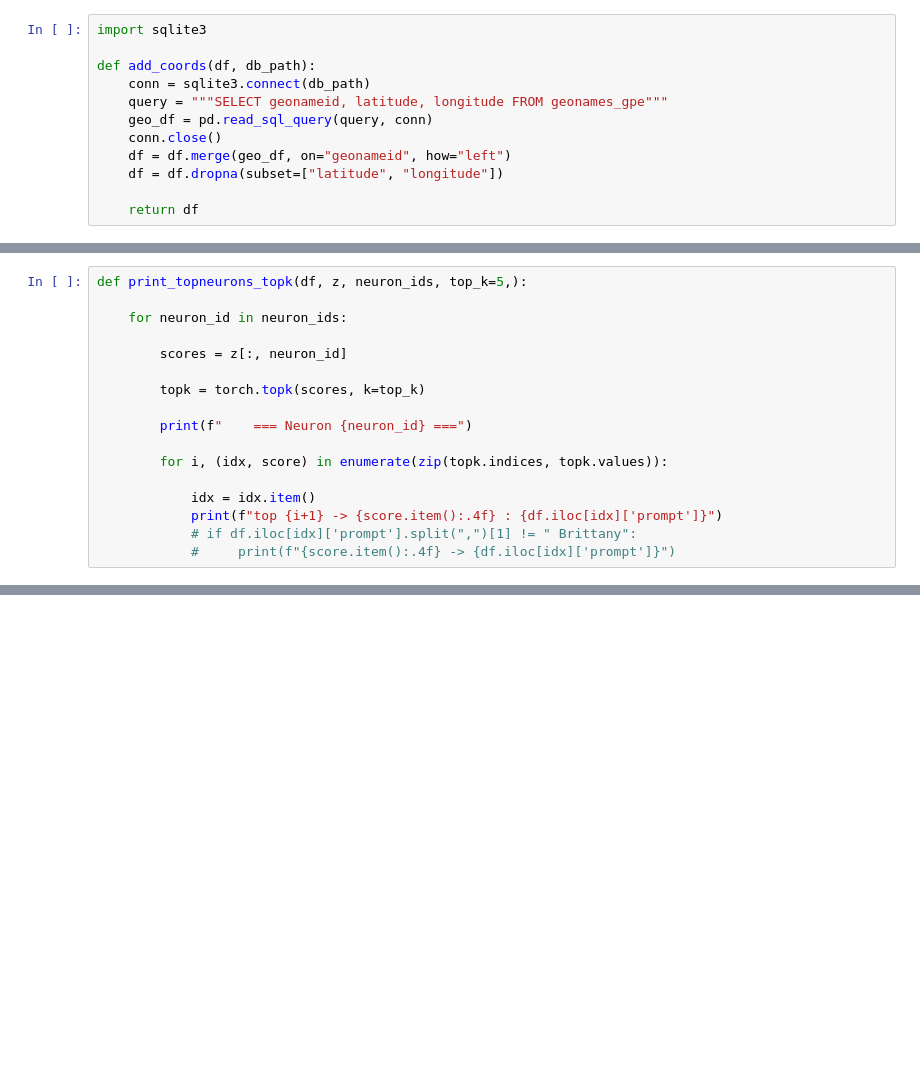
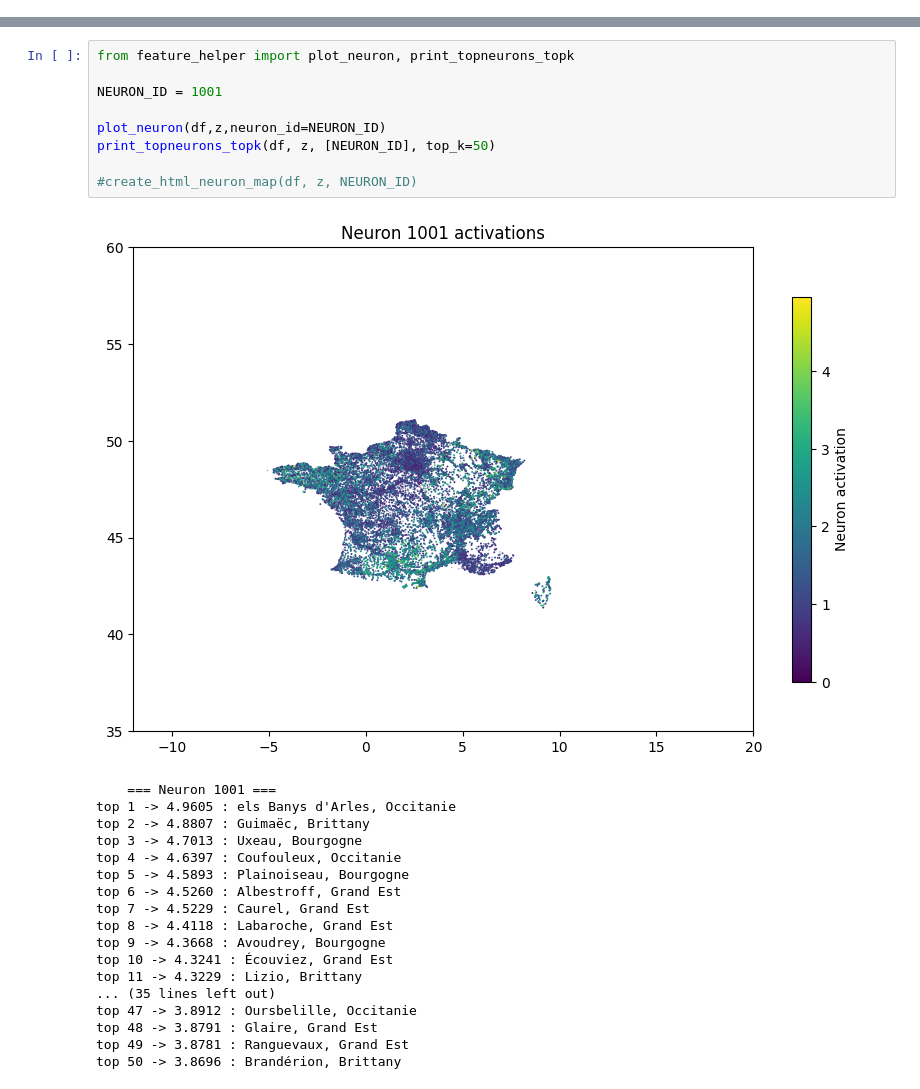
Before and after one commit to ThomasHtchn/LLM-Explainability-For-Geographical-Information, a Jupyter notebook: SAE/search_for_features.ipynb, the cells around one changed output, grey strips where cells are left out. Saved outputs shown, nothing was run; the diff lists cells and outputs as text; blank space fills up the shorter version.

Commit message:
Ajout helper script, modif model save name

```diff
--- a/SAE/search_for_features.ipynb
+++ b/SAE/search_for_features.ipynb
@@ -120,12 +0,0 @@ dead neurons: 0.924
-# %%
-import sqlite3
-
-def add_coords(df, db_path):
-    conn = sqlite3.connect(db_path)
-    query = """SELECT geonameid, latitude, longitude FROM geonames_gpe"""
-    geo_df = pd.read_sql_query(query, conn)
-    conn.close()
-    df = df.merge(geo_df, on="geonameid", how="left")
-    df = df.dropna(subset=["latitude", "longitude"])
-
-    return df
@@ -136,17 +0,0 @@ df = add_coords(df, DB_PATH)
-# %%
-def print_topneurons_topk(df, z, neuron_ids, top_k=5,):
-
-    for neuron_id in neuron_ids:
-
-        scores = z[:, neuron_id]
-
-        topk = torch.topk(scores, k=top_k)
-
-        print(f"    === Neuron {neuron_id} ===")
-
-        for i, (idx, score) in enumerate(zip(topk.indices, topk.values)):
-
-            idx = idx.item()
-            print(f"top {i+1} -> {score.item():.4f} : {df.iloc[idx]['prompt']}")
-            # if df.iloc[idx]['prompt'].split(",")[1] != " Brittany":
-            #     print(f"{score.item():.4f} -> {df.iloc[idx]['prompt']}")
@@ -529,0 +168,28 @@ MULTIPOLYGON (((-51.65779741067889 4.156232408053029, -52.249337531123956 3.2410
+# %%
+from feature_helper import plot_neuron, print_topneurons_topk
+
+NEURON_ID = 1001
+
+plot_neuron(df,z,neuron_id=NEURON_ID)
+print_topneurons_topk(df, z, [NEURON_ID], top_k=50)
+
+#create_html_neuron_map(df, z, NEURON_ID)
+# %% [output]
+[figure, added]
+    === Neuron 1001 ===
+top 1 -> 4.9605 : els Banys d'Arles, Occitanie
+top 2 -> 4.8807 : Guimaëc, Brittany
+top 3 -> 4.7013 : Uxeau, Bourgogne
+top 4 -> 4.6397 : Coufouleux, Occitanie
+top 5 -> 4.5893 : Plainoiseau, Bourgogne
+top 6 -> 4.5260 : Albestroff, Grand Est
+top 7 -> 4.5229 : Caurel, Grand Est
+top 8 -> 4.4118 : Labaroche, Grand Est
+top 9 -> 4.3668 : Avoudrey, Bourgogne
+top 10 -> 4.3241 : Écouviez, Grand Est
+top 11 -> 4.3229 : Lizio, Brittany
+... (35 lines left out)
+top 47 -> 3.8912 : Oursbelille, Occitanie
+top 48 -> 3.8791 : Glaire, Grand Est
+top 49 -> 3.8781 : Ranguevaux, Grand Est
+top 50 -> 3.8696 : Brandérion, Brittany
```
Also changed, not shown: parts of 34 cells of this notebook, 2 other files.
